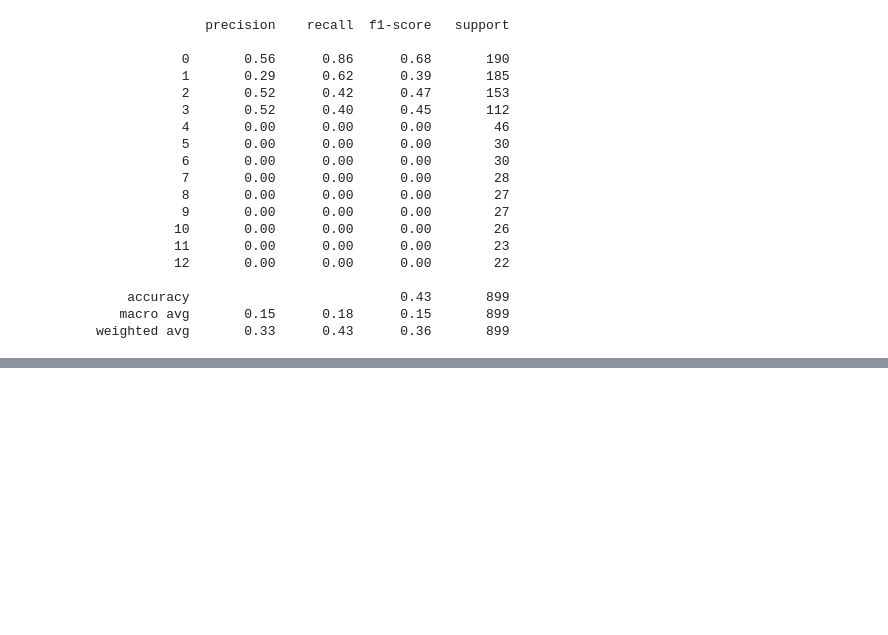
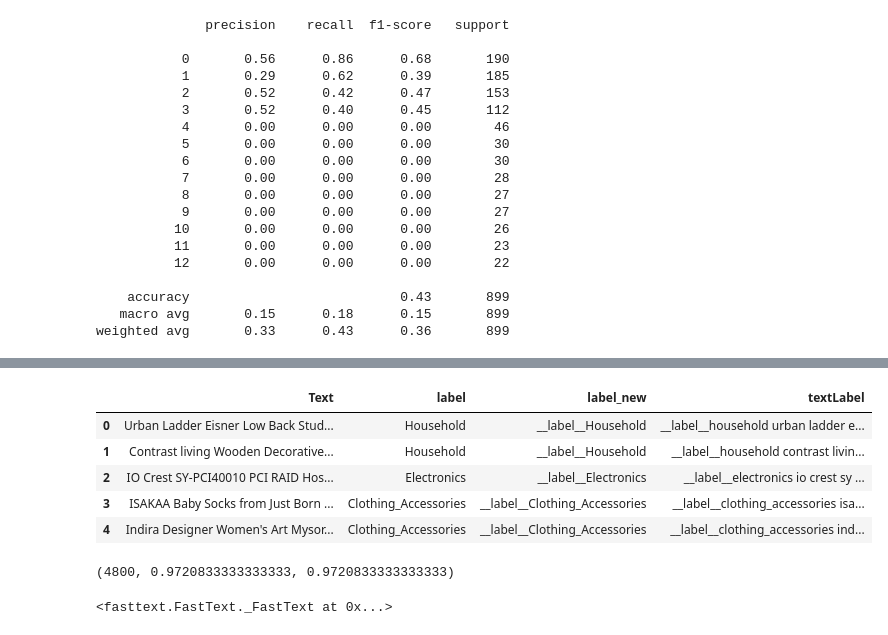
Before and after one commit to olinyoder2534/NLP_practice, a Jupyter notebook: FastText.ipynb, the cells around one changed output, grey strips where cells are left out. Cells and saved outputs as stored; diff of their text form; code cells hidden in the pictures; blank space fills up the shorter version.

```diff
--- a/FastText.ipynb
+++ b/FastText.ipynb
@@ -233,0 +294,17 @@ weighted avg       0.33      0.43      0.36       899
+# %%
+import re
+
+def preprocess(text):
+    text = re.sub(r'[^\w\s\']',' ', text)
+    text = re.sub(' +', ' ', text)
+    return text.strip().lower()
+# %%
+df1['textLabel'] = df1['textLabel'].map(preprocess)
+df1.head()
+# %% [output]
+|  | Text | label | label_new | textLabel |
+| 0 | Urban Ladder Eisner Low Back Stud... | Household | __label__Household | __label__household urban ladder e... |
+| 1 | Contrast living Wooden Decorative... | Household | __label__Household | __label__household contrast livin... |
+| 2 | IO Crest SY-PCI40010 PCI RAID Hos... | Electronics | __label__Electronics | __label__electronics io crest sy ... |
+| 3 | ISAKAA Baby Socks from Just Born ... | Clothing_Accessories | __label__Clothing_Accessories | __label__clothing_accessories isa... |
+| 4 | Indira Designer Women's Art Mysor... | Clothing_Accessories | __label__Clothing_Accessories | __label__clothing_accessories ind... |
@@ -233,0 +316,5 @@ weighted avg       0.33      0.43      0.36       899
+# %%
+model = fasttext.train_supervised(input="ecommerce.train")
+model.test("ecommerce.test")
+# %% [output]
+(4800, 0.9720833333333333, 0.9720833333333333)
@@ -233,0 +323,4 @@ weighted avg       0.33      0.43      0.36       899
+# %%
+model
+# %% [output]
+<fasttext.FastText._FastText at 0x...>
```
Also changed, not shown: parts of 18 cells of this notebook.
